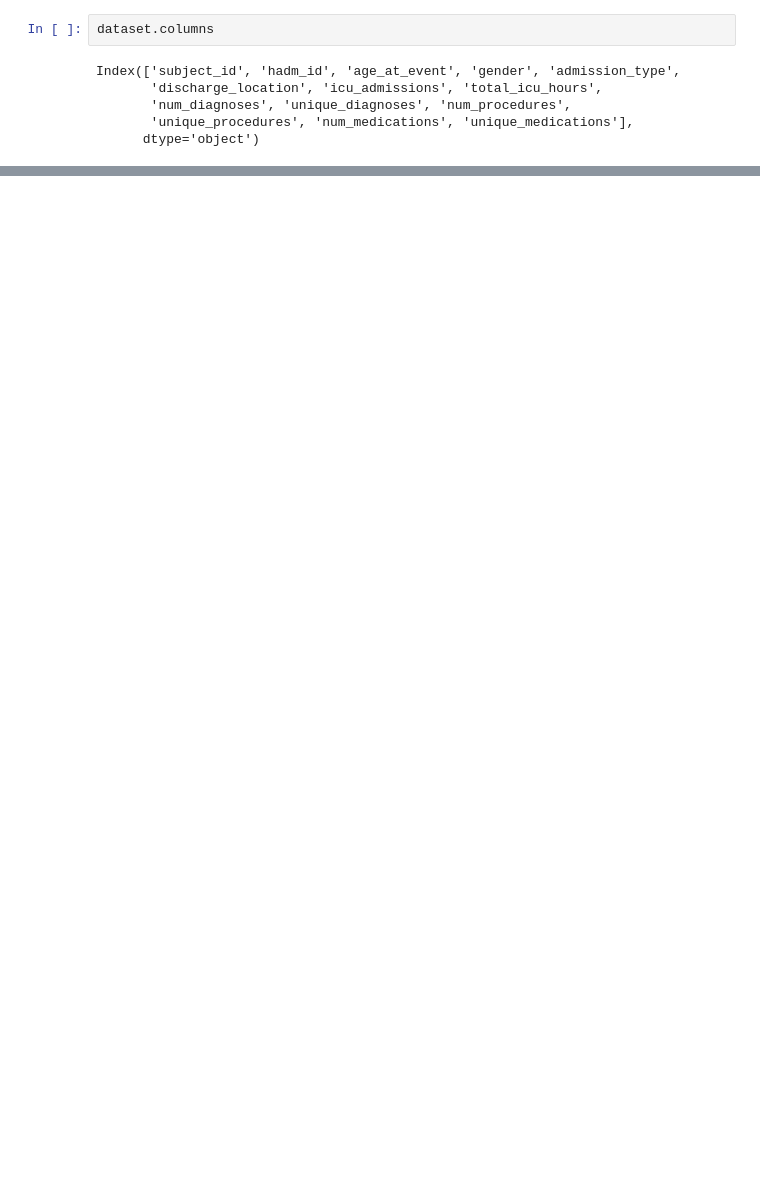
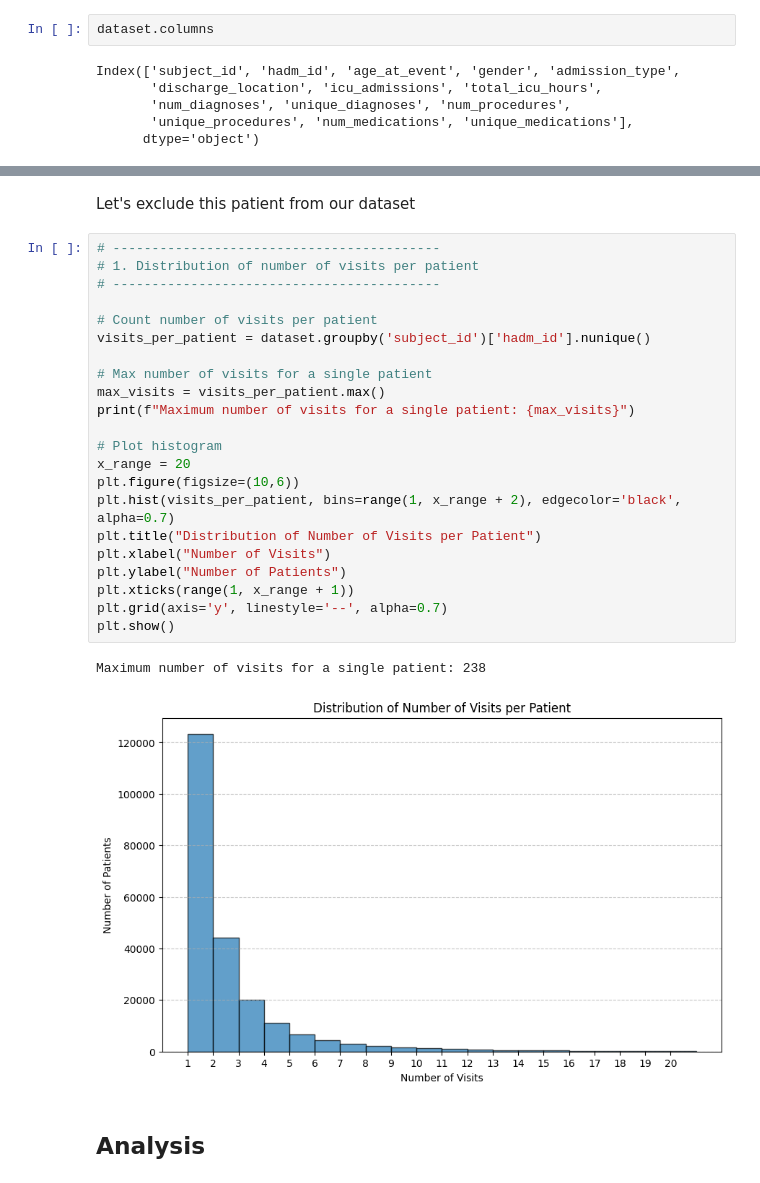
Before and after one commit to michechi/LLMSeq, a Jupyter notebook: src/tabular_preprocessing.ipynb, the cells around one changed output, grey strips where cells are left out. Saved outputs shown, nothing was run; the diff lists cells and outputs as text; blank space fills up the shorter version.

```diff
--- a/src/tabular_preprocessing.ipynb
+++ b/src/tabular_preprocessing.ipynb
@@ -154,0 +249,29 @@ tools.display_dataframe_to_user(name="MIMIC-IV Clinical Dataset", dataframe=data
+# %% [markdown]
+Let's exclude this patient from our dataset
+# %%
+# ------------------------------------------
+# 1. Distribution of number of visits per patient
+# ------------------------------------------
+
+# Count number of visits per patient
+visits_per_patient = dataset.groupby('subject_id')['hadm_id'].nunique()
+
+# Max number of visits for a single patient
+max_visits = visits_per_patient.max()
+print(f"Maximum number of visits for a single patient: {max_visits}")
+
+# Plot histogram
+x_range = 20
+plt.figure(figsize=(10,6))
+plt.hist(visits_per_patient, bins=range(1, x_range + 2), edgecolor='black', alpha=0.7)
+plt.title("Distribution of Number of Visits per Patient")
+plt.xlabel("Number of Visits")
+plt.ylabel("Number of Patients")
+plt.xticks(range(1, x_range + 1))
+plt.grid(axis='y', linestyle='--', alpha=0.7)
+plt.show()
+# %% [output]
+Maximum number of visits for a single patient: 238
+[figure, added]
+# %% [markdown]
+## Analysis
```
Also changed, not shown: parts of 12 cells of this notebook, 2 other files.
